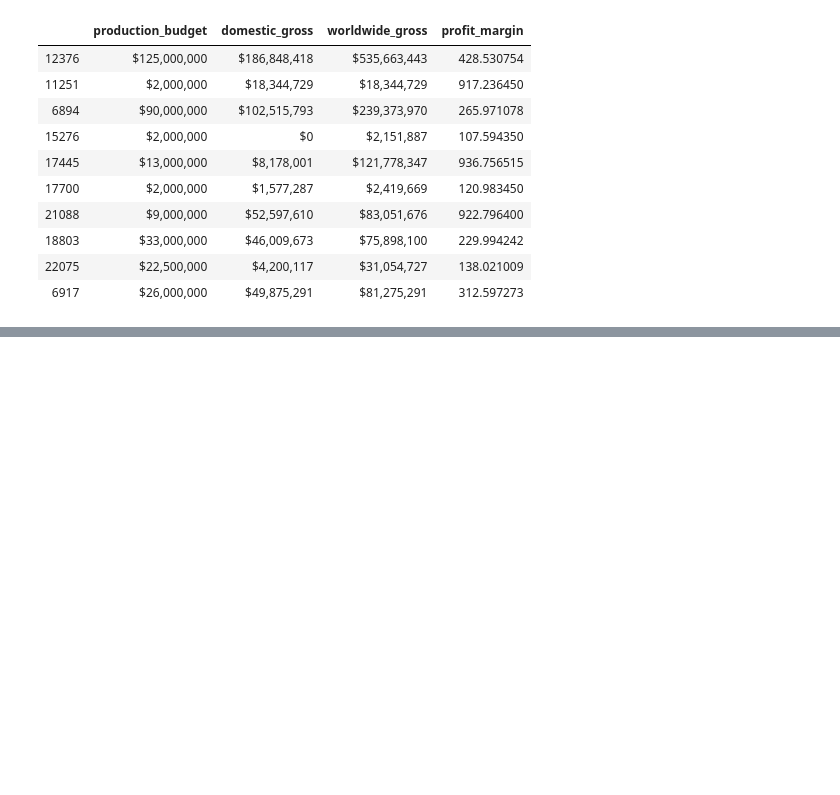
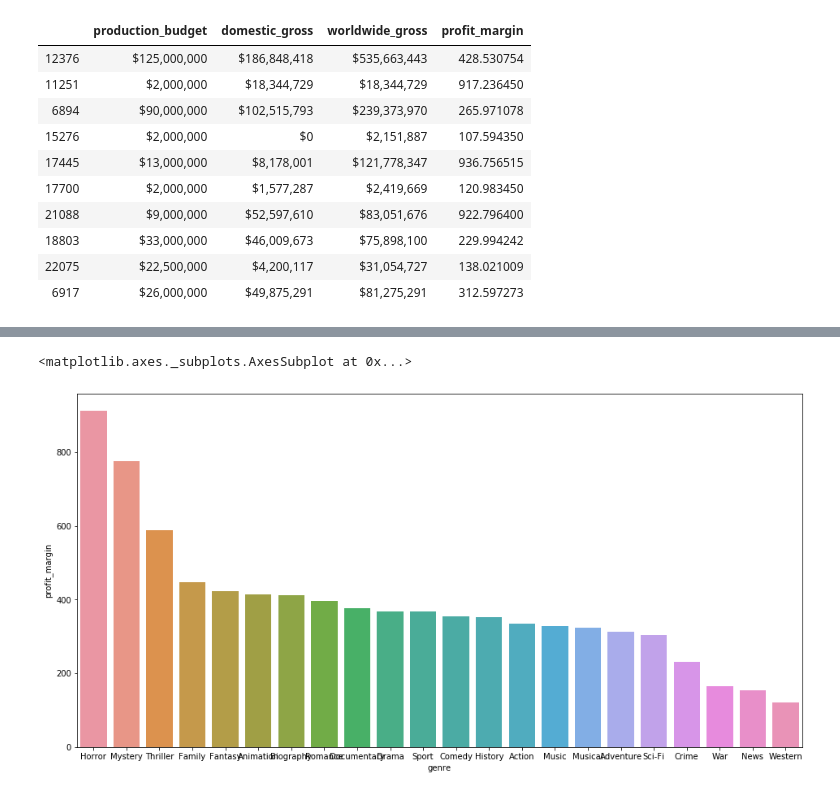
Before and after one commit to jfleury12/movie-collaboration, a Jupyter notebook: mod_1_project_EDA_fleury_2.ipynb, the cells around one changed output, grey strips where cells are left out. Cells and saved outputs as stored; diff of their text form; code cells hidden in the pictures; blank space fills up the shorter version.

Commit message:
add bar graph for genre profit margins

```diff
--- a/mod_1_project_EDA_fleury_2.ipynb
+++ b/mod_1_project_EDA_fleury_2.ipynb
@@ -591,0 +622,7 @@ memory usage: 8.3+ MB
+# %%
+profit_margins = []
+for genre in unique_genres:
+    profit_margins.append(df_final.groupby(genre).mean()['profit_margin'][1])
+# %%
+pf_dict = dict(zip(unique_genres, profit_margins))
+pf_dict
@@ -591,0 +647,11 @@ memory usage: 8.3+ MB
+# %%
+pf_df = pd.DataFrame.from_dict(pf_dict, orient = 'index', columns = ['profit_margin'])
+pf_df = pf_df.reset_index().rename(columns = {'index':'genre'})
+# %%
+pf_df_sorted = pf_df.sort_values(by='profit_margin', ascending = False)
+# %%
+plt.figure(figsize=(16,8))
+sns.barplot(x='genre', y='profit_margin', data=pf_df_sorted)
+# %% [output]
+<matplotlib.axes._subplots.AxesSubplot at 0x...>
+[figure, added]
```
Also changed, not shown: parts of 9 cells of this notebook.
